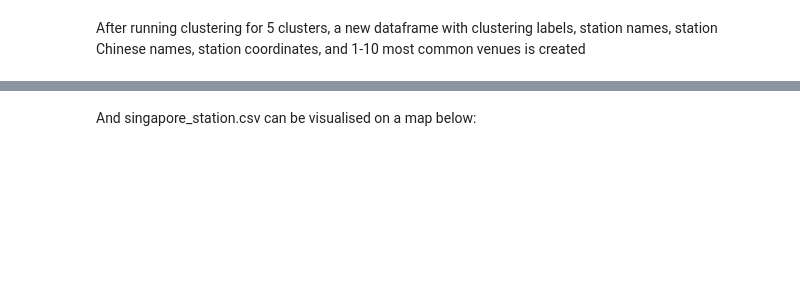
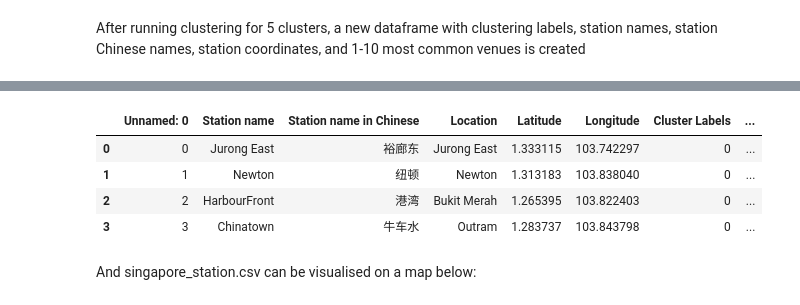
Before and after one commit to SophiaSama/DataScience, a Jupyter notebook: Week5_Report.ipynb, the cells around one changed output, grey strips where cells are left out. Drawn from its saved outputs; the diff is of its cells as text; code cells hidden in the pictures; blank space fills up the shorter version.

```diff
--- a/Week5_Report.ipynb
+++ b/Week5_Report.ipynb
@@ -61,3 +93,11 @@ We can see that Chinese Restaurant is the top most common venues for several MRT
+# %%
+pd.read_csv('chinese_restaurants.csv')
+# %% [output]
+|  | Unnamed: 0 | Station name | Station name in Chinese | Location | Latitude | Longitude | Cluster Labels | ... |
+| 0 | 0 | Jurong East | 裕廊东 | Jurong East | 1.333115 | 103.742297 | 0 | ... |
+| 1 | 1 | Newton | 纽顿 | Newton | 1.313183 | 103.838040 | 0 | ... |
+| 2 | 2 | HarbourFront | 港湾 | Bukit Merah | 1.265395 | 103.822403 | 0 | ... |
+| 3 | 3 | Chinatown | 牛车水 | Outram | 1.283737 | 103.843798 | 0 | ... |
 # %% [markdown]
 And singapore_station.csv can be visualised on a map below:
 # %% [markdown]
```
Also changed, not shown: parts of 5 cells of this notebook.
